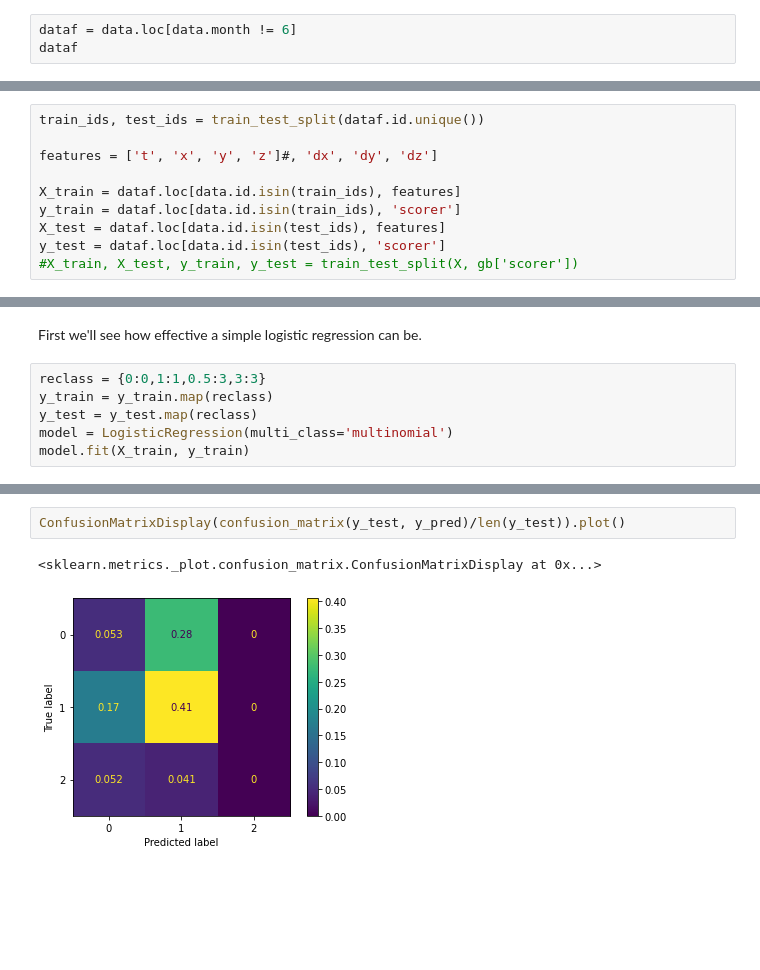
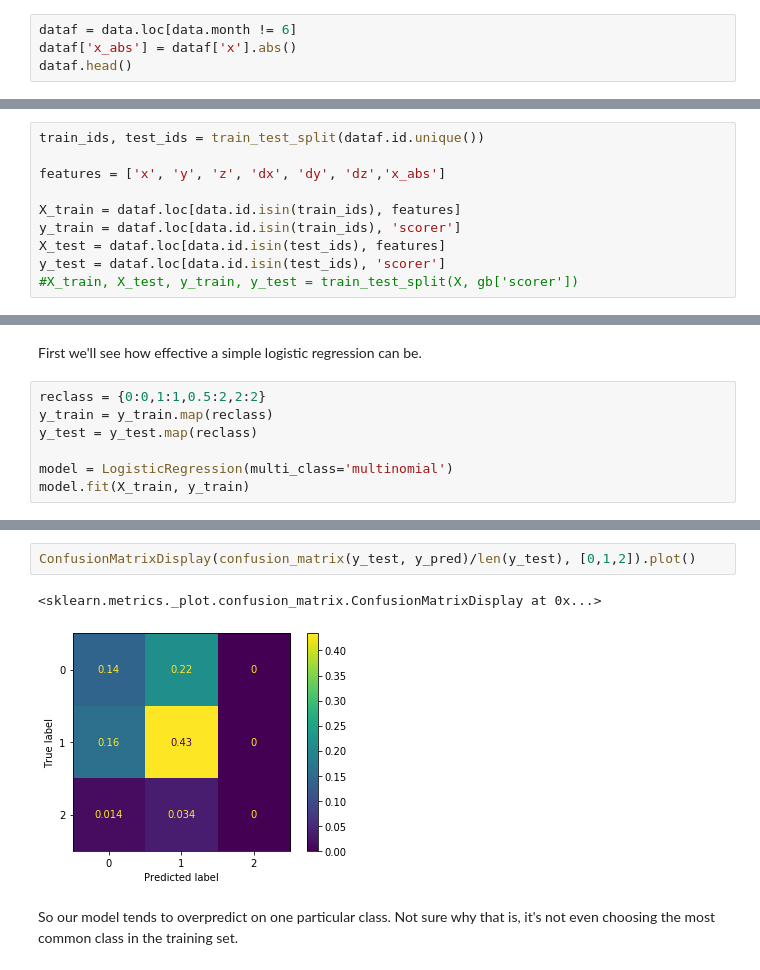
Before and after one commit to Samcfuchs/Rocket-League, a Jupyter notebook: predict.ipynb, the cells around one changed output, grey strips where cells are left out. Cells and saved outputs as stored; diff of their text form; blank space fills up the shorter version.

```diff
--- a/predict.ipynb
+++ b/predict.ipynb
@@ -150,5 +171,6 @@ plt.show()
 I guess something weird happened in June. We can drop all those entries though.
 # %%
 dataf = data.loc[data.month != 6]
-dataf
+dataf['x_abs'] = dataf['x'].abs()
+dataf.head()
 # %% [output]
@@ -170,7 +211,7 @@ We assign the replays to test and train by IDs, so that we don't have data from
 # %%
 train_ids, test_ids = train_test_split(dataf.id.unique())
 
-features = ['t', 'x', 'y', 'z']#, 'dx', 'dy', 'dz']
+features = ['x', 'y', 'z', 'dx', 'dy', 'dz','x_abs']
 
 X_train = dataf.loc[data.id.isin(train_ids), features]
 y_train = dataf.loc[data.id.isin(train_ids), 'scorer']
@@ -187,9 +228,10 @@ y_train.value_counts().plot(kind='bar')
 # %% [markdown]
 First we'll see how effective a simple logistic regression can be.
 # %%
-reclass = {0:0,1:1,0.5:3,3:3}
+reclass = {0:0,1:1,0.5:2,2:2}
 y_train = y_train.map(reclass)
 y_test = y_test.map(reclass)
+
 model = LogisticRegression(multi_class='multinomial')
 model.fit(X_train, y_train)
 # %% [output]
@@ -217,5 +274,8 @@ Name: scorer, dtype: float64
 # %%
-ConfusionMatrixDisplay(confusion_matrix(y_test, y_pred)/len(y_test)).plot()
+ConfusionMatrixDisplay(confusion_matrix(y_test, y_pred)/len(y_test), [0,1,2]).plot()
 # %% [output]
 <sklearn.metrics._plot.confusion_matrix.ConfusionMatrixDisplay at 0x...>
-[figure, old version]
+[figure, new version]
+# %% [markdown]
+So our model tends to overpredict on one particular class. Not sure why that is,
+it's not even choosing the most common class in the training set.
```
Also changed, not shown: parts of 31 cells of this notebook, 4 other files.
